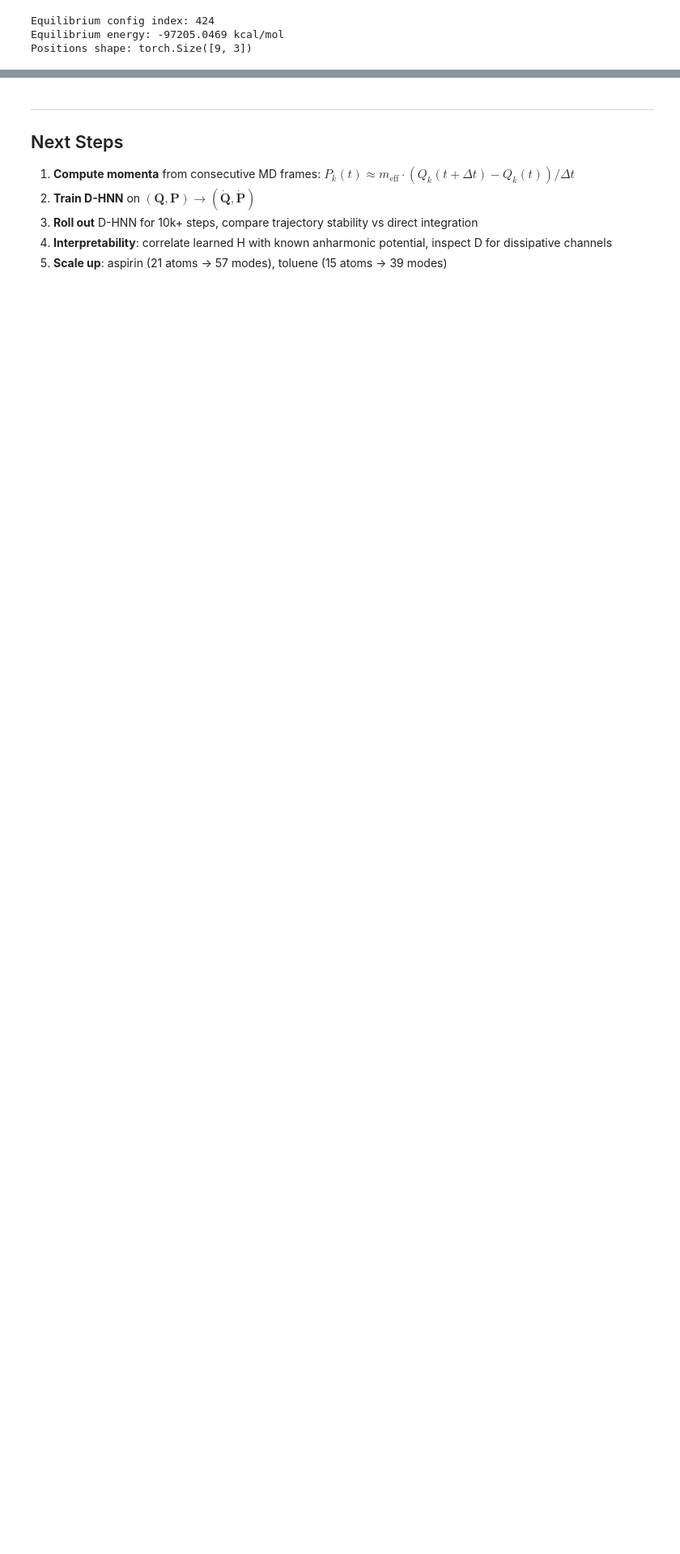
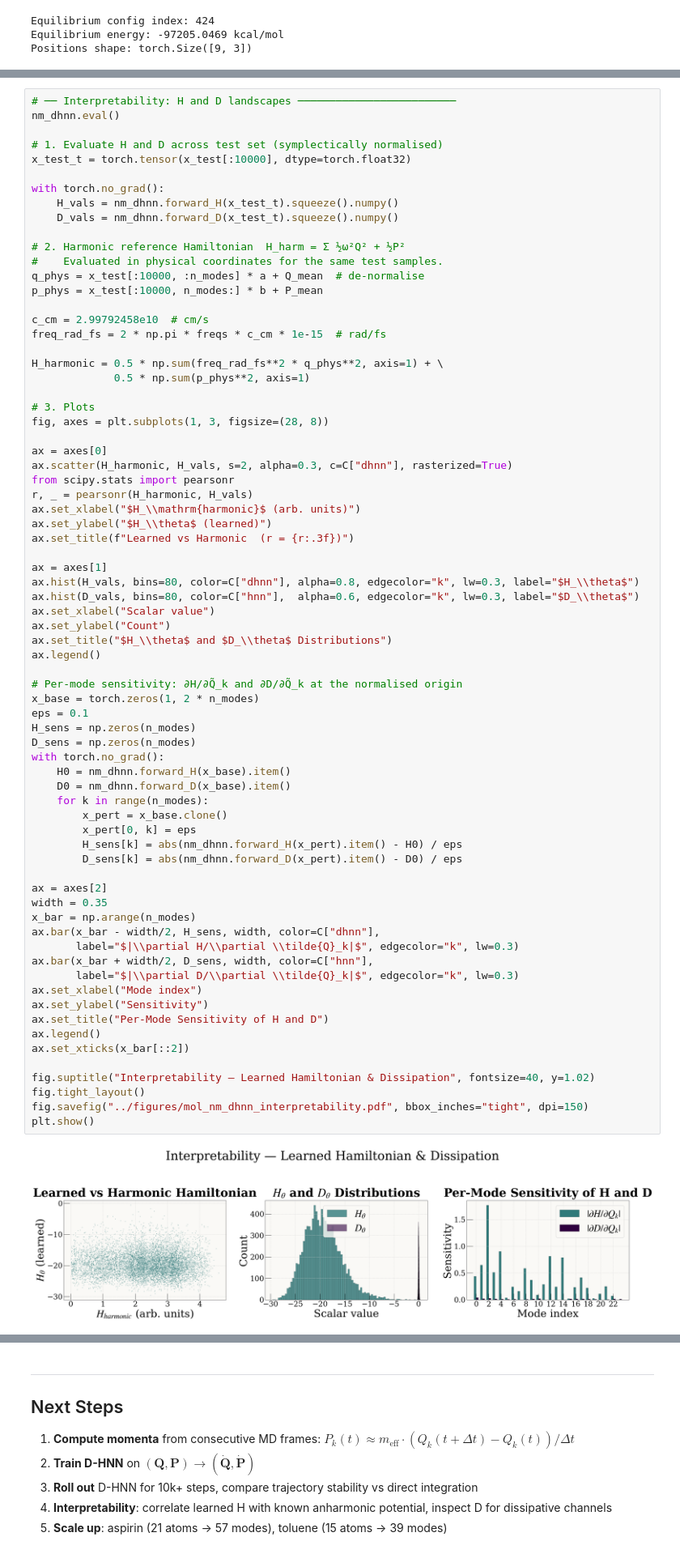
Before and after one commit to Im2ql4u/D_HNN, a Jupyter notebook: notebooks/molecular_experiments.ipynb, the cells around one changed output, grey strips where cells are left out. Shown at 81% size. Saved outputs shown, nothing was run; the diff lists cells and outputs as text; blank space fills up the shorter version.

```diff
--- a/notebooks/molecular_experiments.ipynb
+++ b/notebooks/molecular_experiments.ipynb
@@ -299,0 +600,74 @@ print(f"  Architecture: MLP  {2*n_modes} → 256 → 256 → 256 → 1  (×2: H
+# %%
+# ── Interpretability: H and D landscapes ─────────────────────────
+nm_dhnn.eval()
+
+# 1. Evaluate H and D across test set (symplectically normalised)
+x_test_t = torch.tensor(x_test[:10000], dtype=torch.float32)
+
+with torch.no_grad():
+    H_vals = nm_dhnn.forward_H(x_test_t).squeeze().numpy()
+    D_vals = nm_dhnn.forward_D(x_test_t).squeeze().numpy()
+
+# 2. Harmonic reference Hamiltonian  H_harm = Σ ½ω²Q² + ½P²
+#    Evaluated in physical coordinates for the same test samples.
+q_phys = x_test[:10000, :n_modes] * a + Q_mean  # de-normalise
+p_phys = x_test[:10000, n_modes:] * b + P_mean
+
+c_cm = 2.99792458e10  # cm/s
+freq_rad_fs = 2 * np.pi * freqs * c_cm * 1e-15  # rad/fs
+
+H_harmonic = 0.5 * np.sum(freq_rad_fs**2 * q_phys**2, axis=1) + \
+             0.5 * np.sum(p_phys**2, axis=1)
+
+# 3. Plots
+fig, axes = plt.subplots(1, 3, figsize=(28, 8))
+
+ax = axes[0]
+ax.scatter(H_harmonic, H_vals, s=2, alpha=0.3, c=C["dhnn"], rasterized=True)
+from scipy.stats import pearsonr
+r, _ = pearsonr(H_harmonic, H_vals)
+ax.set_xlabel("$H_\\mathrm{harmonic}$ (arb. units)")
+ax.set_ylabel("$H_\\theta$ (learned)")
+ax.set_title(f"Learned vs Harmonic  (r = {r:.3f})")
+
+ax = axes[1]
+ax.hist(H_vals, bins=80, color=C["dhnn"], alpha=0.8, edgecolor="k", lw=0.3, label="$H_\\theta$")
+ax.hist(D_vals, bins=80, color=C["hnn"],  alpha=0.6, edgecolor="k", lw=0.3, label="$D_\\theta$")
+ax.set_xlabel("Scalar value")
+ax.set_ylabel("Count")
+ax.set_title("$H_\\theta$ and $D_\\theta$ Distributions")
+ax.legend()
+
+# Per-mode sensitivity: ∂H/∂Q̃_k and ∂D/∂Q̃_k at the normalised origin
+x_base = torch.zeros(1, 2 * n_modes)
+eps = 0.1
+H_sens = np.zeros(n_modes)
+D_sens = np.zeros(n_modes)
+with torch.no_grad():
+    H0 = nm_dhnn.forward_H(x_base).item()
+    D0 = nm_dhnn.forward_D(x_base).item()
+    for k in range(n_modes):
+        x_pert = x_base.clone()
+        x_pert[0, k] = eps
+        H_sens[k] = abs(nm_dhnn.forward_H(x_pert).item() - H0) / eps
+        D_sens[k] = abs(nm_dhnn.forward_D(x_pert).item() - D0) / eps
+
+ax = axes[2]
+width = 0.35
+x_bar = np.arange(n_modes)
+ax.bar(x_bar - width/2, H_sens, width, color=C["dhnn"],
+       label="$|\\partial H/\\partial \\tilde{Q}_k|$", edgecolor="k", lw=0.3)
+ax.bar(x_bar + width/2, D_sens, width, color=C["hnn"],
+       label="$|\\partial D/\\partial \\tilde{Q}_k|$", edgecolor="k", lw=0.3)
+ax.set_xlabel("Mode index")
+ax.set_ylabel("Sensitivity")
+ax.set_title("Per-Mode Sensitivity of H and D")
+ax.legend()
+ax.set_xticks(x_bar[::2])
+
+fig.suptitle("Interpretability — Learned Hamiltonian & Dissipation", fontsize=40, y=1.02)
+fig.tight_layout()
+fig.savefig("../figures/mol_nm_dhnn_interpretability.pdf", bbox_inches="tight", dpi=150)
+plt.show()
+# %% [output]
+[figure, added]
```
Also changed, not shown: parts of 17 cells of this notebook, 10 other files.
